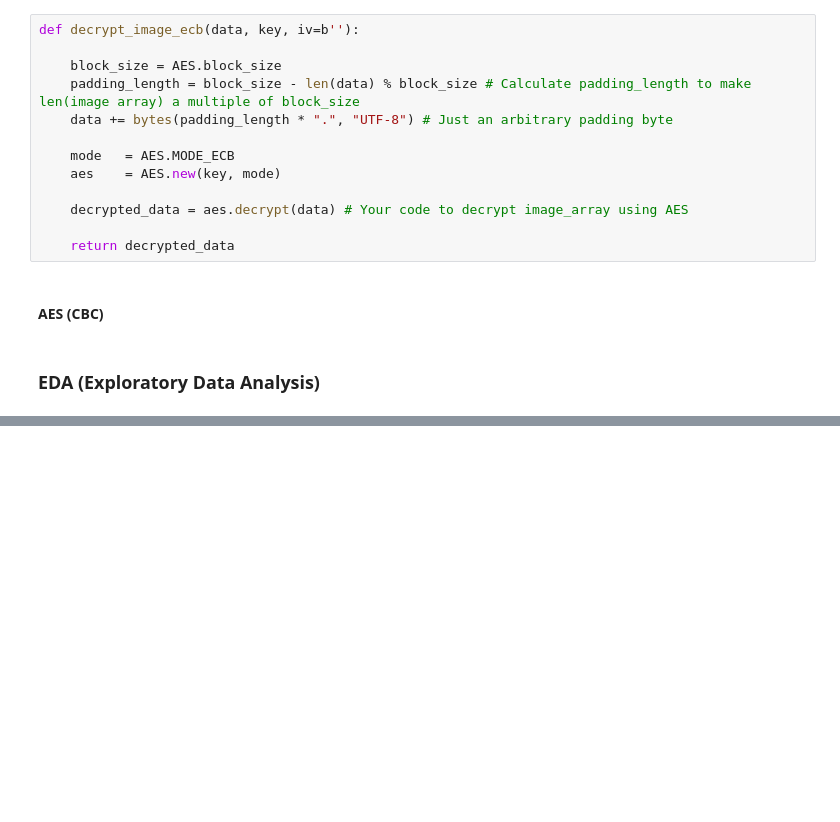
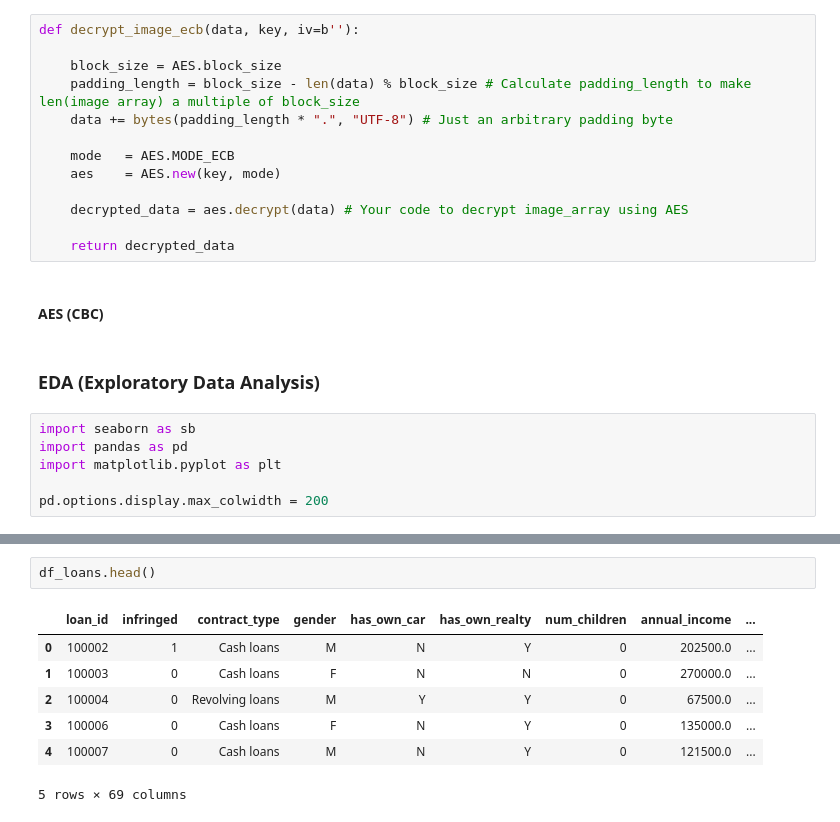
Before and after one commit to bluuuk/security-privacy, a Jupyter notebook: notebooks/Delentture.ipynb, the cells around one changed output, grey strips where cells are left out. Cells and saved outputs as stored; diff of their text form; blank space fills up the shorter version.

```diff
--- a/notebooks/Delentture.ipynb
+++ b/notebooks/Delentture.ipynb
@@ -116,3 +121,9 @@ def decrypt_image_ecb(data, key, iv=b''):
 #### AES (CBC)
 # %% [markdown]
 ### EDA (Exploratory Data Analysis)
+# %%
+import seaborn as sb
+import pandas as pd
+import matplotlib.pyplot as plt
+
+pd.options.display.max_colwidth = 200
@@ -118,0 +156,10 @@ def decrypt_image_ecb(data, key, iv=b''):
+# %%
+df_loans.head()
+# %% [output]
+|  | loan_id | infringed | contract_type | gender | has_own_car | has_own_realty | num_children | annual_income | ... |
+| 0 | 100002 | 1 | Cash loans | M | N | Y | 0 | 202500.0 | ... |
+| 1 | 100003 | 0 | Cash loans | F | N | N | 0 | 270000.0 | ... |
+| 2 | 100004 | 0 | Revolving loans | M | Y | Y | 0 | 67500.0 | ... |
+| 3 | 100006 | 0 | Cash loans | F | N | Y | 0 | 135000.0 | ... |
+| 4 | 100007 | 0 | Cash loans | M | N | Y | 0 | 121500.0 | ... |
+5 rows × 69 columns
```
Also changed, not shown: parts of 15 cells of this notebook, 1 other file.
